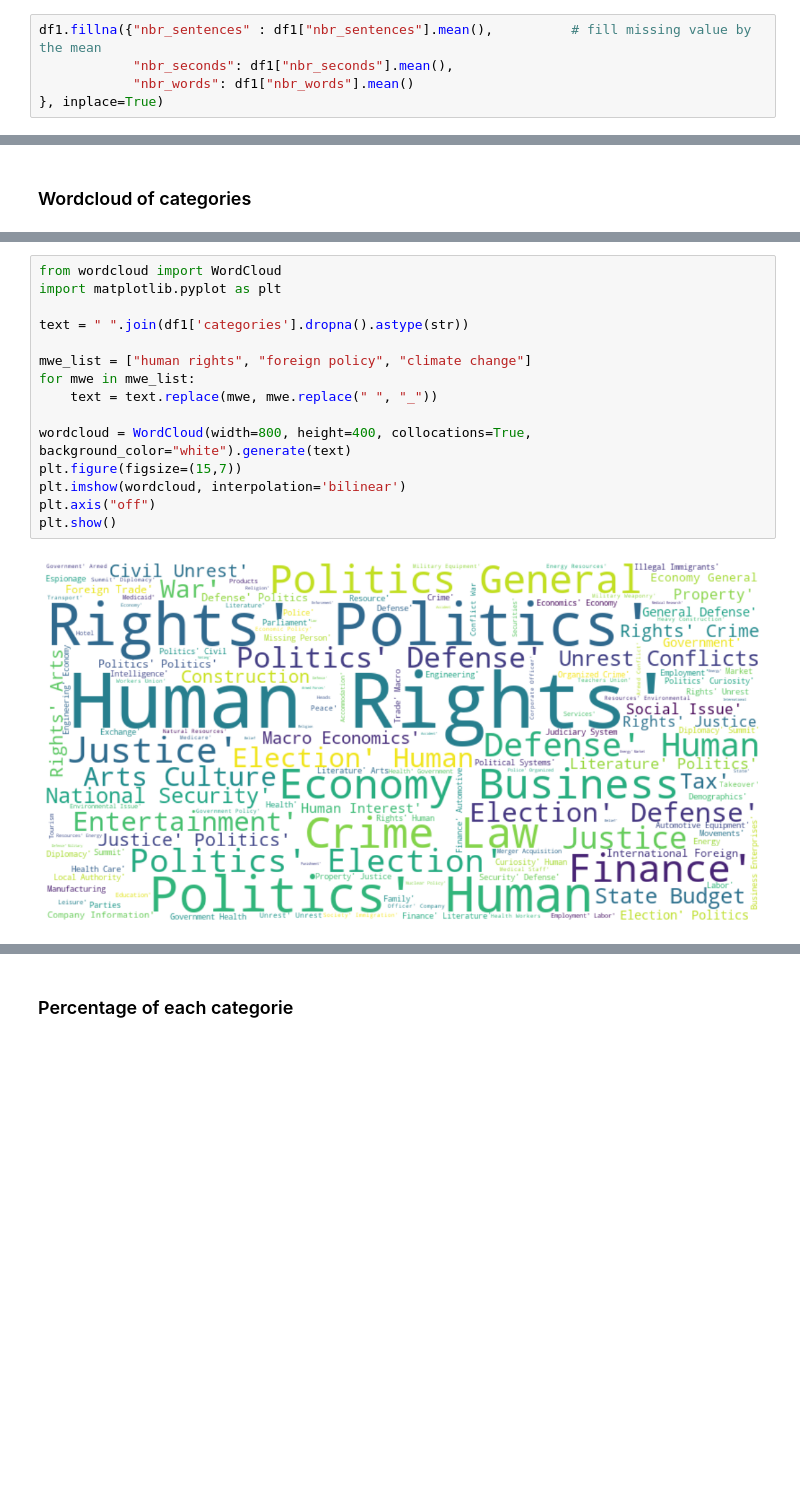
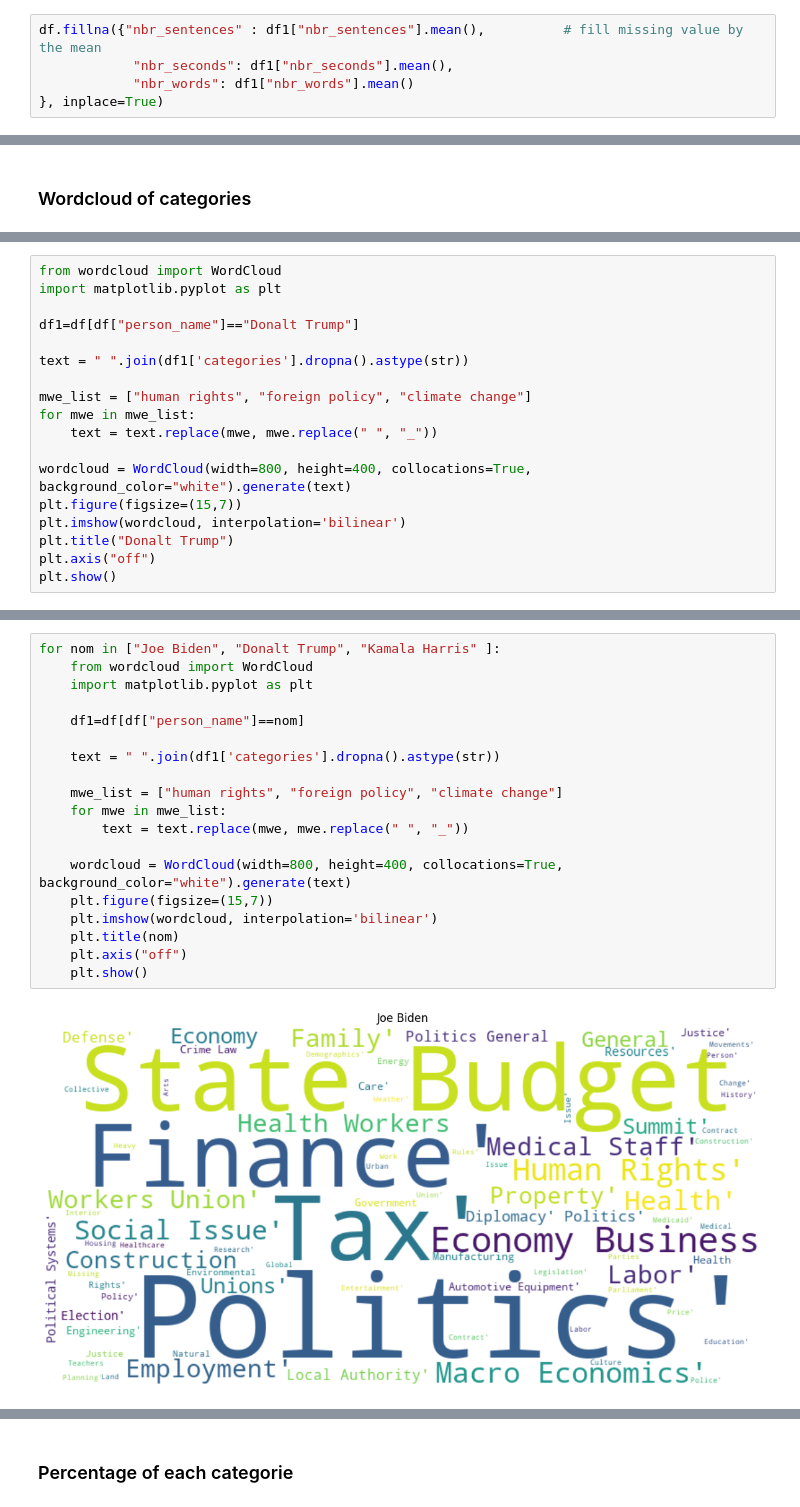
Before and after one commit to NgrimaldiN/Getting-in-Trump-s-Head, a Jupyter notebook: notebooks/test_db.ipynb, the cells around one changed output, grey strips where cells are left out. Cells and saved outputs as stored; diff of their text form; blank space fills up the shorter version.

```diff
--- a/notebooks/test_db.ipynb
+++ b/notebooks/test_db.ipynb
@@ -58,6 +118,6 @@ categories       0.000000
 dtype: float64
 # %%
-df1.fillna({"nbr_sentences" : df1["nbr_sentences"].mean(),          # fill missing value by the mean
+df.fillna({"nbr_sentences" : df1["nbr_sentences"].mean(),          # fill missing value by the mean
             "nbr_seconds": df1["nbr_seconds"].mean(),
             "nbr_words": df1["nbr_words"].mean()
 }, inplace=True)
@@ -115,0 +275,18 @@ Name: categories, Length: 4392, dtype: object
+# %%
+from wordcloud import WordCloud
+import matplotlib.pyplot as plt
+
+df1=df[df["person_name"]=="Donalt Trump"]
+
+text = " ".join(df1['categories'].dropna().astype(str))
+
+mwe_list = ["human rights", "foreign policy", "climate change"]
+for mwe in mwe_list:
+    text = text.replace(mwe, mwe.replace(" ", "_"))
+
+wordcloud = WordCloud(width=800, height=400, collocations=True, background_color="white").generate(text)
+plt.figure(figsize=(15,7))
+plt.imshow(wordcloud, interpolation='bilinear')
+plt.title("Donalt Trump")
+plt.axis("off")
+plt.show()
@@ -116,17 +295,21 @@ Name: categories, Length: 4392, dtype: object
 # %%
-from wordcloud import WordCloud
-import matplotlib.pyplot as plt
+for nom in ["Joe Biden", "Donalt Trump", "Kamala Harris" ]:
+    from wordcloud import WordCloud
+    import matplotlib.pyplot as plt
 
-text = " ".join(df1['categories'].dropna().astype(str))
+    df1=df[df["person_name"]==nom]
 
-mwe_list = ["human rights", "foreign policy", "climate change"]
-for mwe in mwe_list:
-    text = text.replace(mwe, mwe.replace(" ", "_"))
+    text = " ".join(df1['categories'].dropna().astype(str))
 
-wordcloud = WordCloud(width=800, height=400, collocations=True, background_color="white").generate(text)
-plt.figure(figsize=(15,7))
-plt.imshow(wordcloud, interpolation='bilinear')
-plt.axis("off")
-plt.show()
+    mwe_list = ["human rights", "foreign policy", "climate change"]
+    for mwe in mwe_list:
+        text = text.replace(mwe, mwe.replace(" ", "_"))
+
+    wordcloud = WordCloud(width=800, height=400, collocations=True, background_color="white").generate(text)
+    plt.figure(figsize=(15,7))
+    plt.imshow(wordcloud, interpolation='bilinear')
+    plt.title(nom)
+    plt.axis("off")
+    plt.show()
 # %% [output]
-[figure, old version]
+[figure, new version]
```
Also changed, not shown: parts of 26 cells of this notebook, 1 other file.
